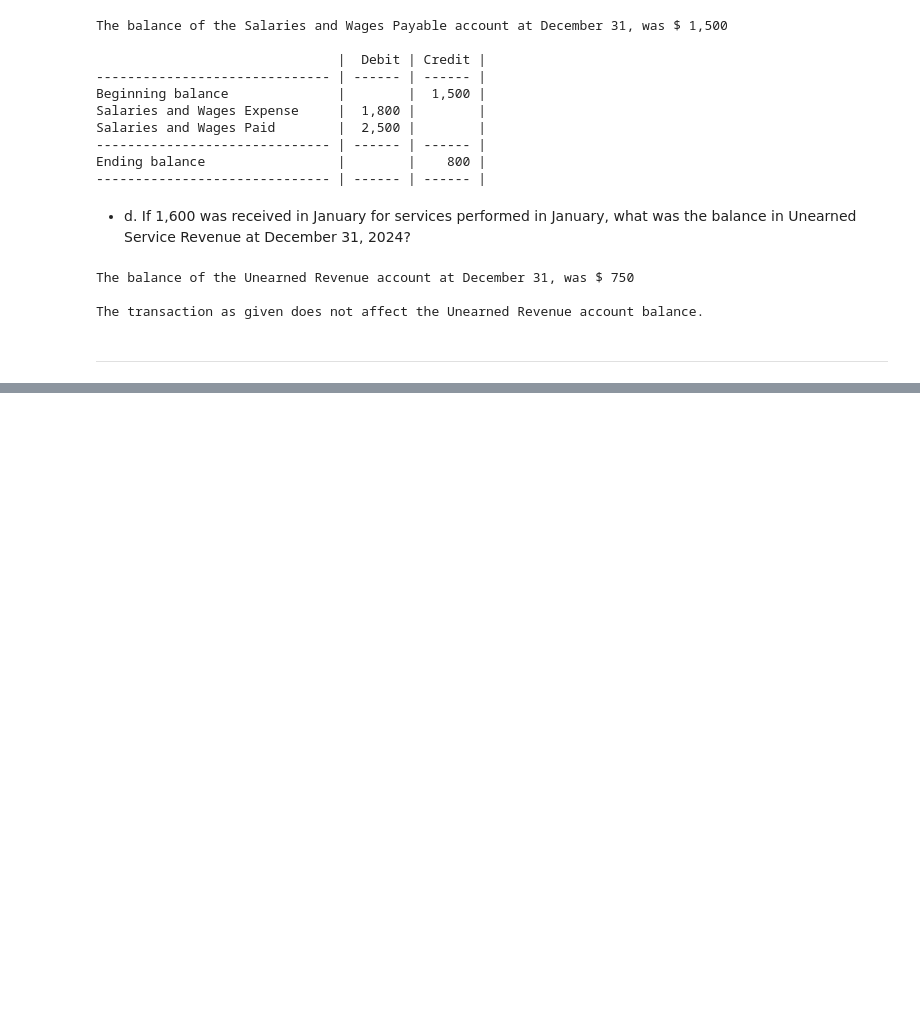
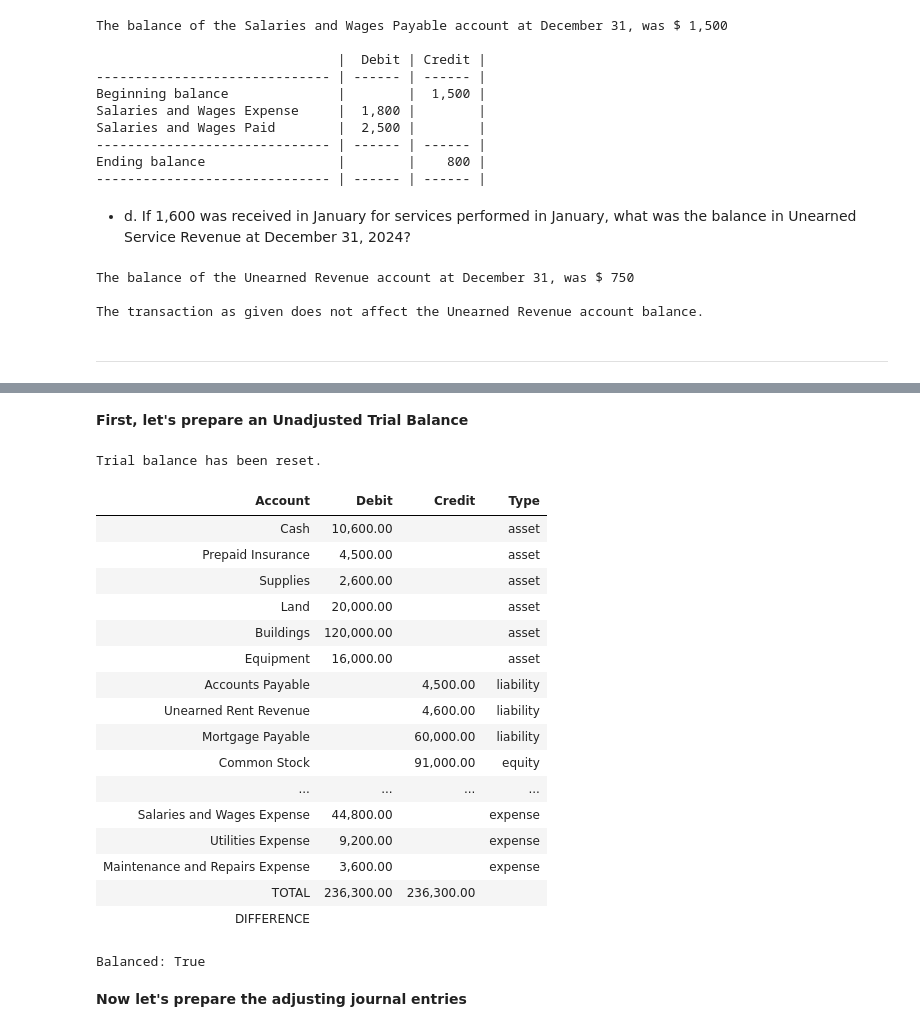
Before and after one commit to ekmartinez/Accounting, a Jupyter notebook: 01_The_Accounting_Information_System/01_The_Accounting_Information_System_Exercises.ipynb, the cells around one changed output, grey strips where cells are left out. Cells and saved outputs as stored; diff of their text form; code cells hidden in the pictures; blank space fills up the shorter version.

```diff
--- a/01_The_Accounting_Information_System/01_The_Accounting_Information_System_Exercises.ipynb
+++ b/01_The_Accounting_Information_System/01_The_Accounting_Information_System_Exercises.ipynb
@@ -871,0 +1120,47 @@ The transaction as given does not affect the Unearned Revenue account balance.
+# %% [markdown]
+**First, let's prepare an Unadjusted Trial Balance**
+# %%
+greco_tb = TrialBalance()
+greco_tb.reset()
+
+greco_tb.add_account("Cash", debit=10600, account_type="asset")
+greco_tb.add_account("Prepaid Insurance", debit=4500, account_type="asset")
+greco_tb.add_account("Supplies", debit=2600, account_type="asset")
+greco_tb.add_account("Land", debit=20000, account_type="asset")
+greco_tb.add_account("Buildings", debit=120000, account_type="asset")
+greco_tb.add_account("Equipment", debit=16000, account_type="asset")
+greco_tb.add_account("Accounts Payable", credit=4500, account_type="liability")
+greco_tb.add_account("Unearned Rent Revenue", credit=4600, account_type="liability")
+greco_tb.add_account("Mortgage Payable", credit=60000, account_type="liability")
+greco_tb.add_account("Common Stock", credit=91000, account_type="equity")
+greco_tb.add_account("Dividends", debit=5000, account_type="equity")
+greco_tb.add_account("Retained Earnings", credit=0, account_type="equity")
+greco_tb.add_account("Rent Revenue", credit=76200, account_type="revenue")
+greco_tb.add_account("Salaries and Wages Expense", debit=44800, account_type="expense")
+greco_tb.add_account("Utilities Expense", debit=9200, account_type="expense")
+greco_tb.add_account("Maintenance and Repairs Expense", debit=3600, account_type="expense")
+
+display(HTML(format_trial_balance_table(greco_tb).to_html(index=False)))
+print("Balanced:", greco_tb.is_balanced())
+# %% [output]
+Trial balance has been reset.
+| Account | Debit | Credit | Type |
+| Cash | 10,600.00 |  | asset |
+| Prepaid Insurance | 4,500.00 |  | asset |
+| Supplies | 2,600.00 |  | asset |
+| Land | 20,000.00 |  | asset |
+| Buildings | 120,000.00 |  | asset |
+| Equipment | 16,000.00 |  | asset |
+| Accounts Payable |  | 4,500.00 | liability |
+| Unearned Rent Revenue |  | 4,600.00 | liability |
+| Mortgage Payable |  | 60,000.00 | liability |
+| Common Stock |  | 91,000.00 | equity |
+| ... | ... | ... | ... |
+| Salaries and Wages Expense | 44,800.00 |  | expense |
+| Utilities Expense | 9,200.00 |  | expense |
+| Maintenance and Repairs Expense | 3,600.00 |  | expense |
+| TOTAL | 236,300.00 | 236,300.00 |  |
+| DIFFERENCE |  |  |  |
+Balanced: True
+# %% [markdown]
+**Now let's prepare the adjusting journal entries**
```
Also changed, not shown: parts of 11 cells of this notebook.
